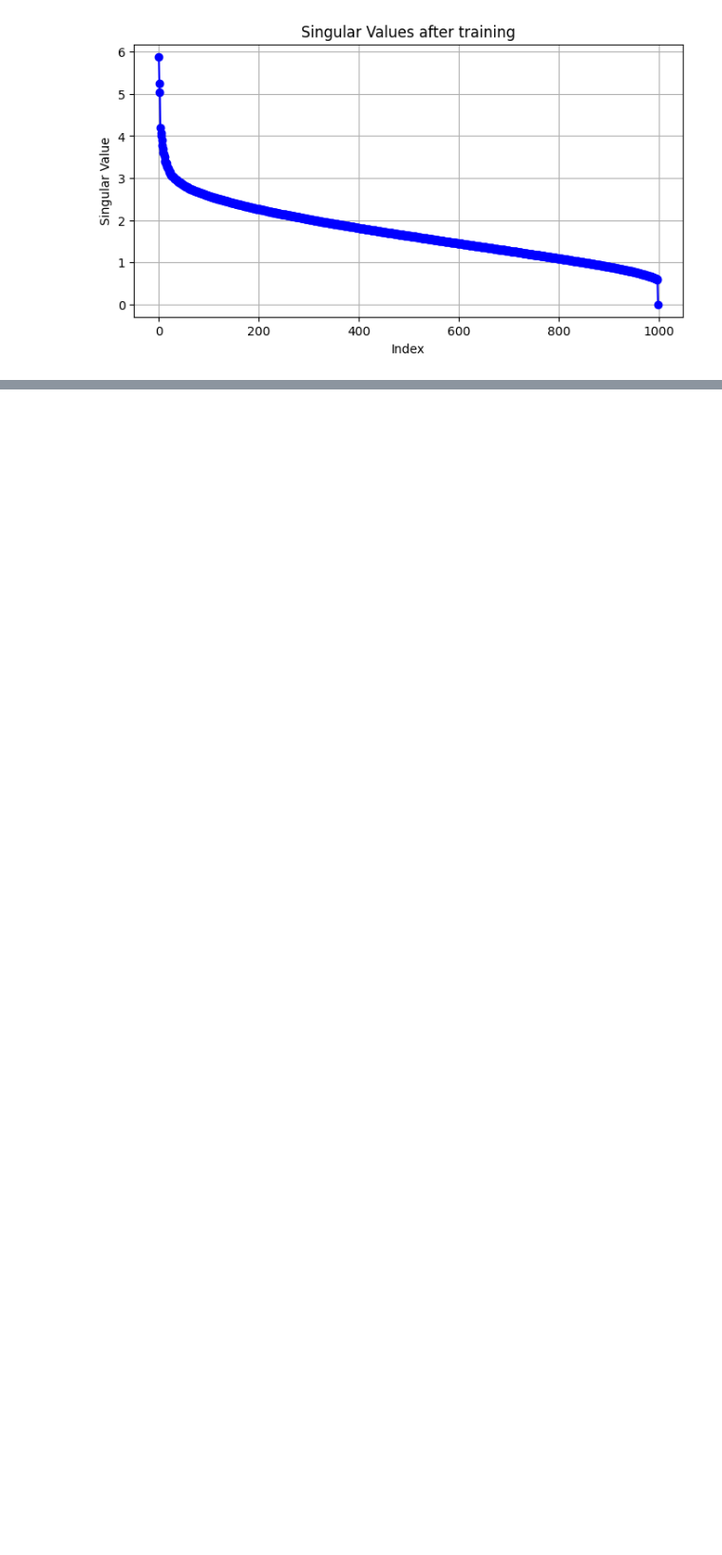
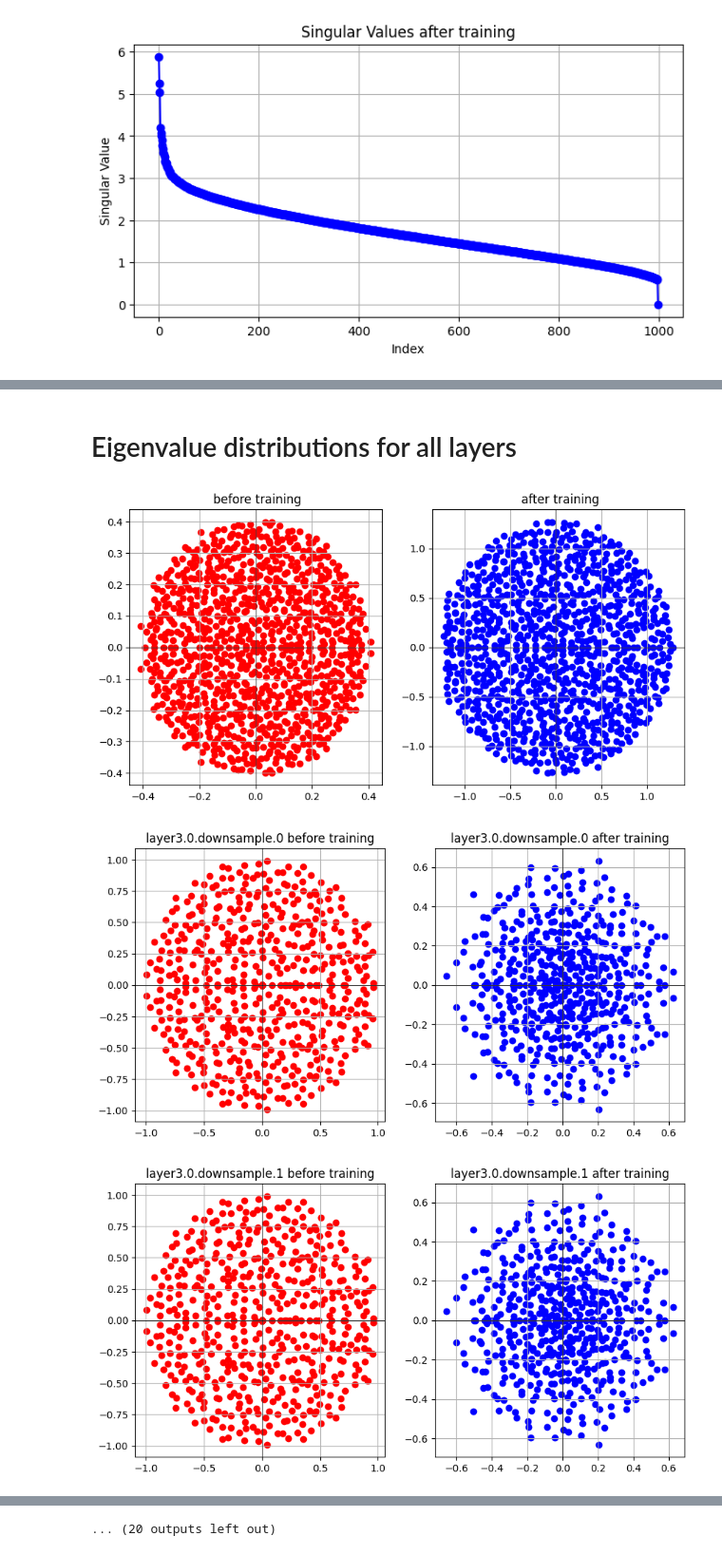
Before and after one commit to rishabh135/2015, a Jupyter notebook: Resnet50_eigenvalues.ipynb, the cells around one changed output, grey strips where cells are left out. Shown at 95% size. Cells and saved outputs as stored; diff of their text form; code cells hidden in the pictures; blank space fills up the shorter version.

```diff
--- a/Resnet50_eigenvalues.ipynb
+++ b/Resnet50_eigenvalues.ipynb
@@ -71,0 +147,72 @@ plt.show()
+# %% [markdown]
+# Eigenvalue distributions for all layers
+# %%
+def visualize_pair(array, array2, label):
+    pad_size = max(array.shape)
+    pad_height = pad_size - array.shape[0]
+    pad_width = pad_size - array.shape[1]
+    square = np.pad(array, ((0, pad_height), (0, pad_width)))
+
+    eigenvalues = np.linalg.eigvals(square)
+    eigenvalues = np.sort_complex(eigenvalues)[1:]  # drop the largest eig
+
+    # Extract real and imaginary parts
+    real_parts = eigenvalues.real
+    imag_parts = eigenvalues.imag
+
+    fig, axs = plt.subplots(1, 2, figsize=(10, 5))
+
+def make_square(array):
+    pad_size = max(array.shape)
+    pad_height = pad_size - array.shape[0]
+    pad_width = pad_size - array.shape[1]
+    return np.pad(array, ((0, pad_height), (0, pad_width)))
+
+    # Plot
+def visualize_pair(array, array2, label):
+    eigenvalues = np.linalg.eigvals(make_square(array))
+    eigenvalues = np.sort_complex(eigenvalues)[1:]  # drop the largest eig
+    real_parts = eigenvalues.real
+    imag_parts = eigenvalues.imag
+
+    fig, axs = plt.subplots(1, 2, figsize=(10, 5))
+
+    # Plot
+    axs[0].scatter(real_parts, imag_parts, color="red")
+    axs[0].set_title(label+' before training')
+    axs[0].axhline(0, color='black',linewidth=0.5)
+    axs[0].axvline(0, color='black',linewidth=0.5)
+    axs[0].grid(True)
+
+    eigenvalues = np.linalg.eigvals(make_square(array2))
+    eigenvalues = np.sort_complex(eigenvalues)[1:]  # drop the largest eig
+    real_parts = eigenvalues.real
+    imag_parts = eigenvalues.imag
+
+    axs[1].scatter(real_parts, imag_parts, color="blue")
+    axs[1].set_title(label+' after training')
+    axs[1].axhline(0, color='black',linewidth=0.5)
+    axs[1].axvline(0, color='black',linewidth=0.5)
+    axs[1].grid(True)
+
+    plt.show()
+
+
+net0=resnet50(weights=None)
+net1=resnet50(weights=ResNet50_Weights.IMAGENET1K_V1)
+net2=resnet50(weights=ResNet50_Weights.IMAGENET1K_V2)
+
+data = []
+for layer in net.named_modules():
+    if isinstance(layer[1], torch.nn.Linear) or isinstance(layer[1], torch.nn.Conv2d):
+        weight0 = get_weight(net0, layer[0])
+        weight1 = get_weight(net2, layer[0])
+        matrix0 = to_matrix(weight0)
+        matrix1 = to_matrix(weight1)
+
+    if min(matrix0.shape) > 500:
+        visualize_pair(matrix0, matrix1, layer[0])
+# %% [output]
+[figure, added]
+[figure, added]
+[figure, added]
@@ -71,0 +228 @@ plt.show()
+... (20 outputs left out)
```
Also changed, not shown: parts of 5 cells of this notebook.
